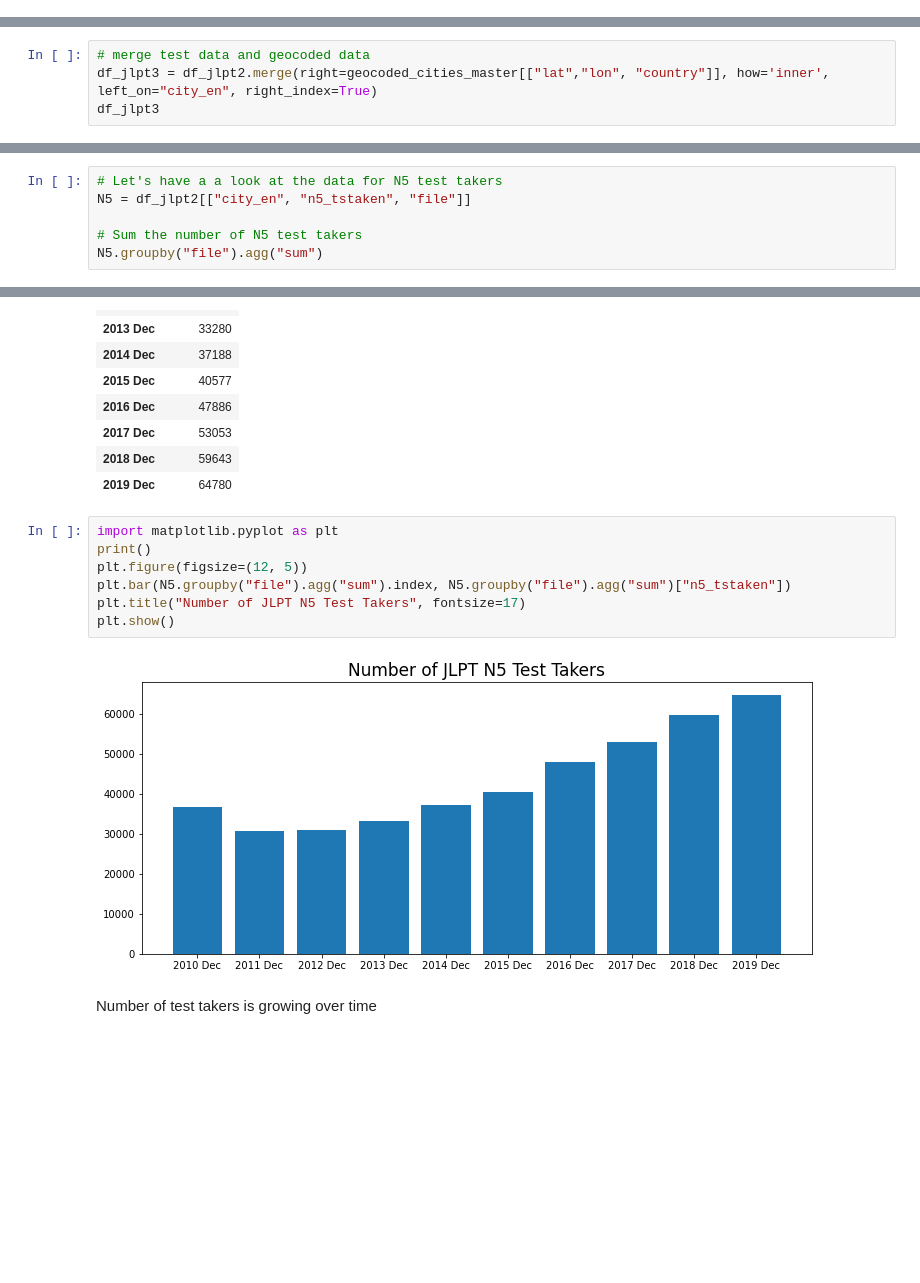
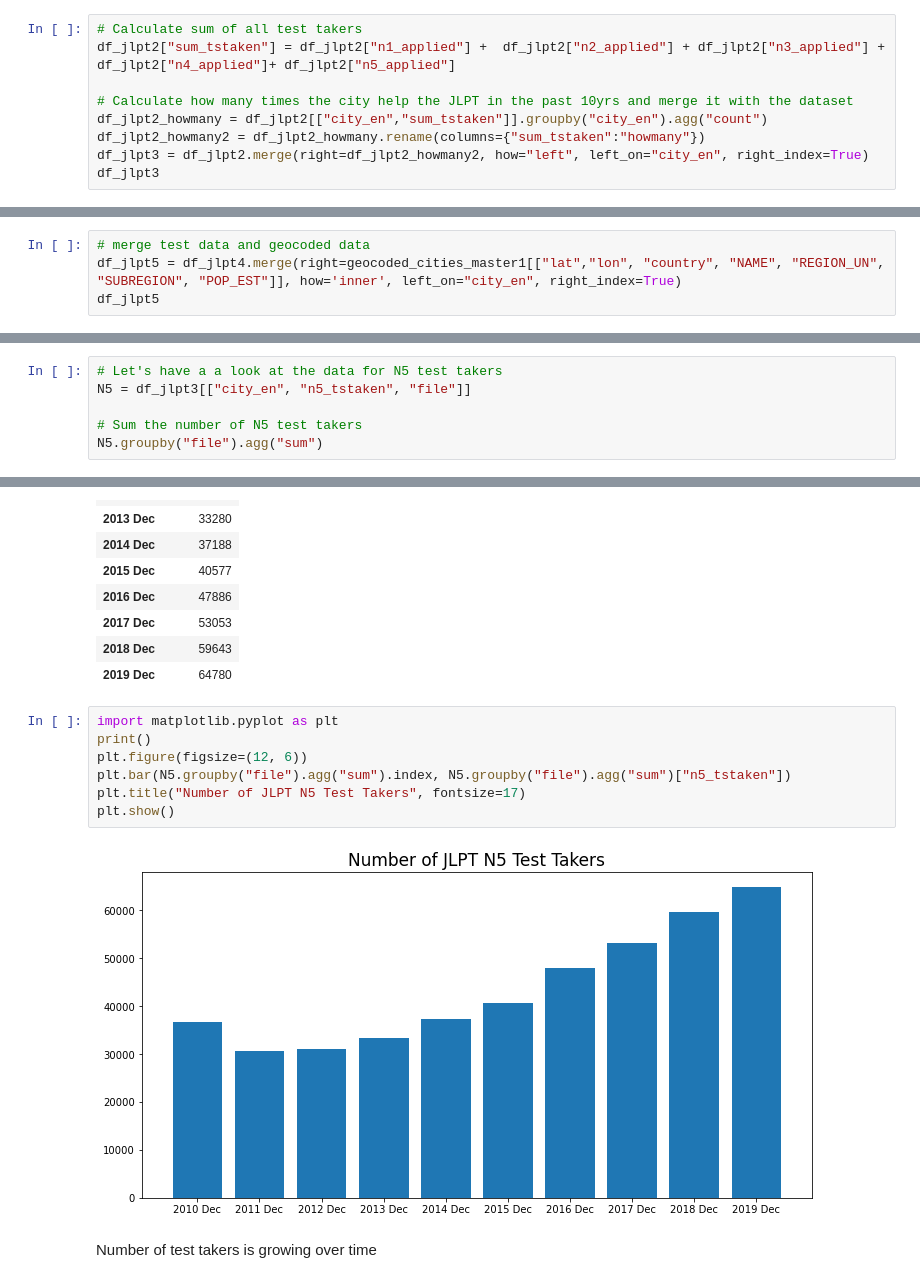
Before and after one commit to brunoochi/my_data_science_notes, a Jupyter notebook: PJ_Matcha/PJ_Matcha.ipynb, the cells around one changed output, grey strips where cells are left out. Saved outputs shown, nothing was run; the diff lists cells and outputs as text; blank space fills up the shorter version.

```diff
--- a/PJ_Matcha/PJ_Matcha.ipynb
+++ b/PJ_Matcha/PJ_Matcha.ipynb
@@ -160,0 +161,9 @@ In the following steps I will use ArcGIS API to get geographical coordinates for
+# %%
+# Calculate sum of all test takers
+df_jlpt2["sum_tstaken"] = df_jlpt2["n1_applied"] +  df_jlpt2["n2_applied"] + df_jlpt2["n3_applied"] + df_jlpt2["n4_applied"]+ df_jlpt2["n5_applied"]
+
+# Calculate how many times the city help the JLPT in the past 10yrs and merge it with the dataset
+df_jlpt2_howmany = df_jlpt2[["city_en","sum_tstaken"]].groupby("city_en").agg("count")
+df_jlpt2_howmany2 = df_jlpt2_howmany.rename(columns={"sum_tstaken":"howmany"})
+df_jlpt3 = df_jlpt2.merge(right=df_jlpt2_howmany2, how="left", left_on="city_en", right_index=True)
+df_jlpt3
@@ -332,6 +454,6 @@ geocoded_cities_master
 # %%
 # merge test data and geocoded data
-df_jlpt3 = df_jlpt2.merge(right=geocoded_cities_master[["lat","lon", "country"]], how='inner', left_on="city_en", right_index=True)
-df_jlpt3
+df_jlpt5 = df_jlpt4.merge(right=geocoded_cities_master1[["lat","lon", "country", "NAME", "REGION_UN", "SUBREGION", "POP_EST"]], how='inner', left_on="city_en", right_index=True)
+df_jlpt5
 # %% [output]
 |  | city_jp | city_en | n1_applied | n1_tstaken | n2_applied | n2_tstaken | n3_applied | n3_tstaken | n4_applied | ... |
@@ -355,7 +477,7 @@ df_jlpt3.to_csv("df_jlpt.csv")
 The hard part of the work is done. I successfully extracted data from several PDF files, applied proper data cleasing, and now I exported it into a CSV format. The data is ready to be analyzed. Let's quickly check some visuals using matplotlib.
 # %%
 # Let's have a a look at the data for N5 test takers
-N5 = df_jlpt2[["city_en", "n5_tstaken", "file"]]
+N5 = df_jlpt3[["city_en", "n5_tstaken", "file"]]
 
 # Sum the number of N5 test takers
 N5.groupby("file").agg("sum")
@@ -375,12 +497,12 @@ N5.groupby("file").agg("sum")
 # %%
 import matplotlib.pyplot as plt
 print()
-plt.figure(figsize=(12, 5))
+plt.figure(figsize=(12, 6))
 plt.bar(N5.groupby("file").agg("sum").index, N5.groupby("file").agg("sum")["n5_tstaken"])
 plt.title("Number of JLPT N5 Test Takers", fontsize=17)
 plt.show()
 # %% [output]
-[figure, old version]
+[figure, new version]
 # %% [markdown]
 Number of test takers is growing over time
 # %%
```
Also changed, not shown: parts of 19 cells of this notebook.
